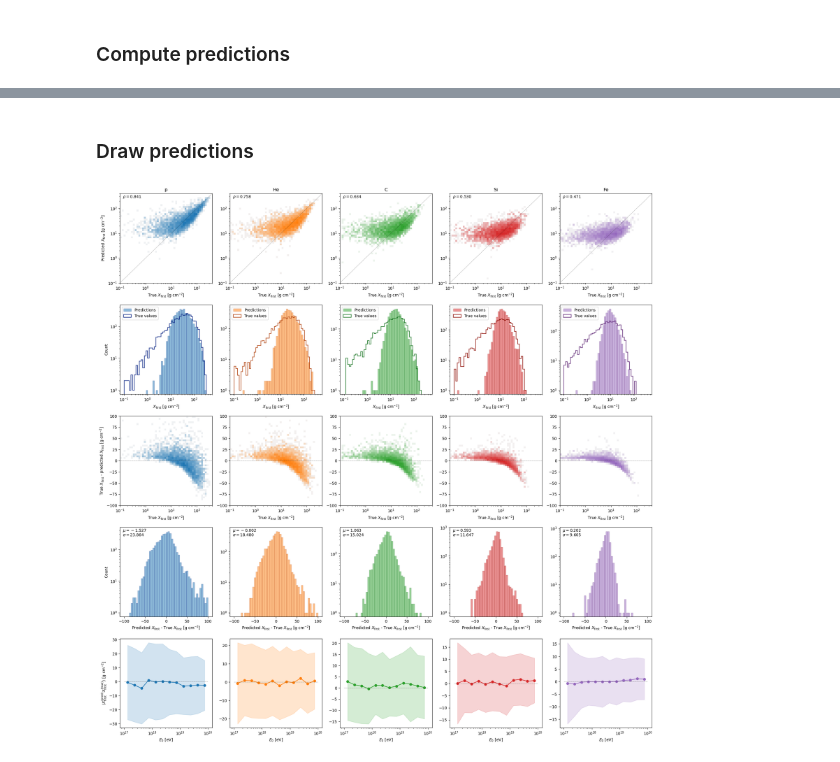
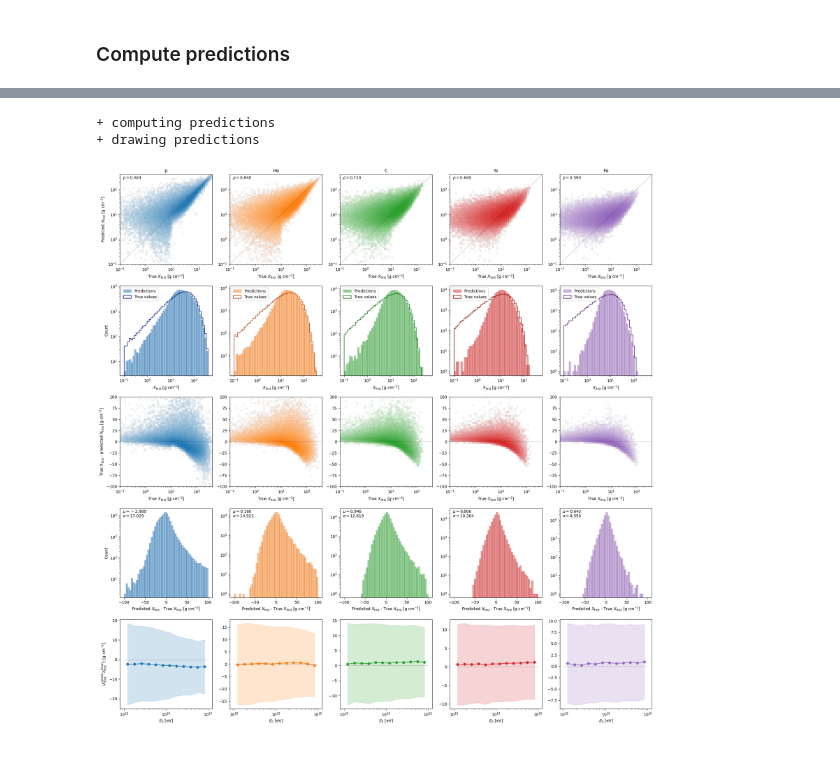
Before and after one commit to lbarbele/xfirst-reco, a Jupyter notebook: notebooks/2.0-xgb-on-fit.ipynb, the cells around one changed output, grey strips where cells are left out. Saved outputs shown, nothing was run; the diff lists cells and outputs as text; code cells hidden in the pictures.

```diff
--- a/notebooks/2.0-xgb-on-fit.ipynb
+++ b/notebooks/2.0-xgb-on-fit.ipynb
@@ -70,6 +52,6 @@ results
-# %% [markdown]
-### Draw predictions
-# %%
-fig = xfirst.viz.draw_predictions(results)
-# %% [output]
-[figure, removed]
+# %%
+results = regressor.eval(data, plot = True)
+# %% [output]
++ computing predictions
++ drawing predictions
+[figure, added]
```
Also changed, not shown: parts of 9 cells of this notebook, 2 other files.
